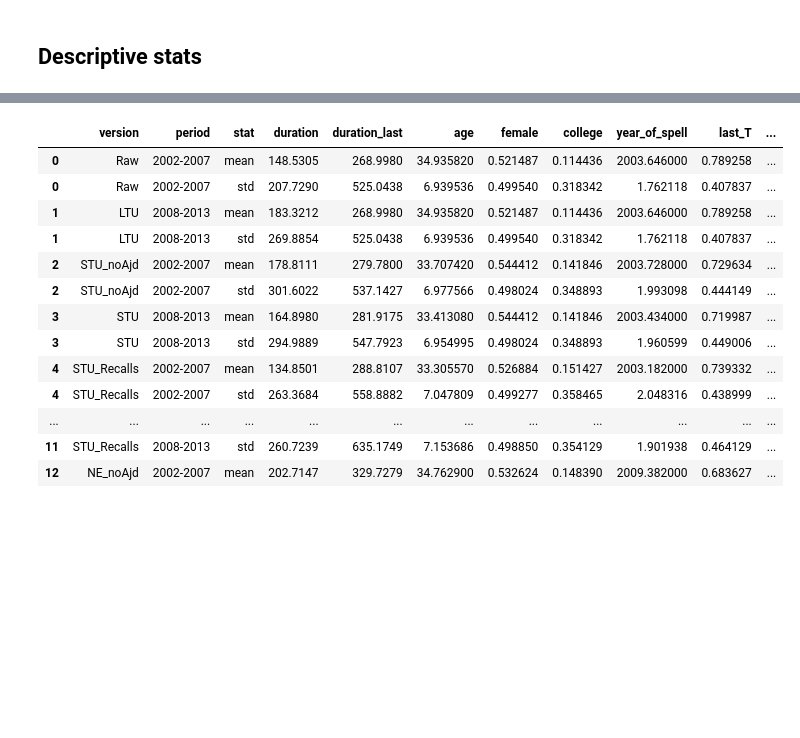
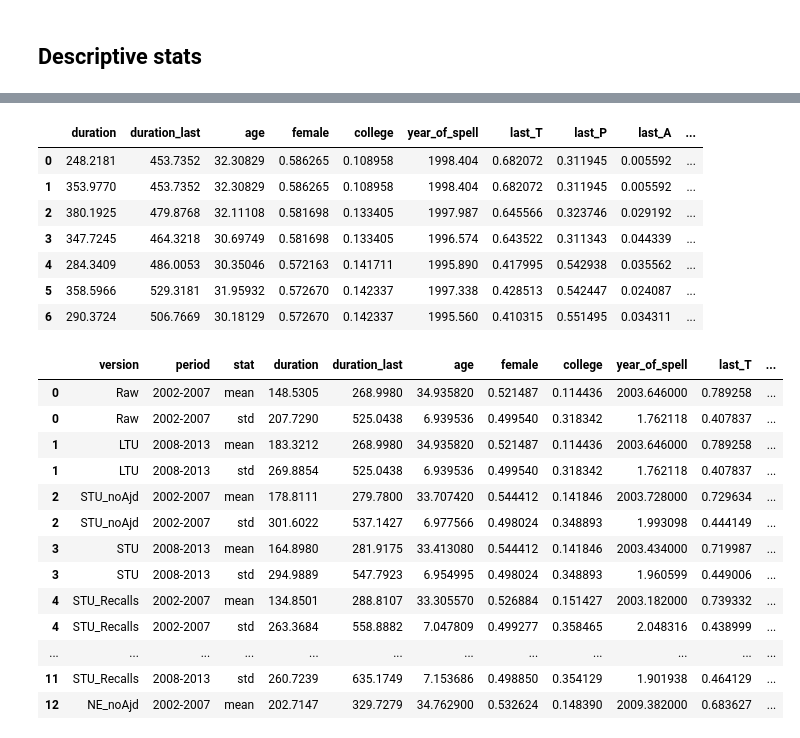
Before and after one commit to crisla/UVD_ABS_code, a Jupyter notebook: tables_and_plots.ipynb, the cells around one changed output, grey strips where cells are left out. Saved outputs shown, nothing was run; the diff lists cells and outputs as text; code cells hidden in the pictures; blank space fills up the shorter version.

```diff
--- a/tables_and_plots.ipynb
+++ b/tables_and_plots.ipynb
@@ -98,11 +98,13 @@ table_raw = np.empty(23)
 names = []
 sigmas = []
 column_names = []
+noobs = []
 results_follow = 0
 first_row = 1
 f = open('results/all_results.log','r')
 for line in f:
     words = line.split()
+#     print(words)
     if len(words)>1 and words[1]=="******":
         column_names.append("".join(words[2:-1]))
         results_follow=1
@@ -113,6 +115,7 @@ for line in f:
         if words[0]=='lpsig_b':
             results_follow=0
             table_raw = np.vstack((table_raw,np.array(sigmas)))
+            noobs.append(int(words[2].replace(',',"")))
             sigmas = []
             first_row = 0
 #             print(column_names[-1])
@@ -125,5 +128,6 @@ names_latex = format_names(names)
 names_latex = names
 AllTab = pd.DataFrame(table_raw[1:,:].T, index=names_latex, columns=column_names)
 short_tab = format_very_short(AllTab)
+short_tab['N'] = np.array(noobs)
 # AllTab.round(3).to_csv('results/all_results.csv')
 short_tab.round(3).to_stata('results/all_results.dta')
@@ -343,3 +411,67 @@ final_table
+# %%
+table_raw = np.zeros((5,11,7))
+var_names = []
+row_n = 0
+table_n = 0
+column_names = []
+results_follow = 0
+names_done = 0
+f = open('results/descriptive_stats_part2_noA.log','r')
+for line in f:
+    words = line.split()
+    if len(words)>1 and words[0] == "Variable":
+        results_follow=1
+        if names_done == 0:
+            stats_names = words[2:]
+    elif len(words)>1 and results_follow==1:
+        if words[0]!='before92':
+            if names_done ==0:
+                column_names.append(words[0])
+            idx = 0
+            for w in words[2:]:
+                w = w.replace(",","")
+                table_raw[idx,row_n,table_n] = np.array(w)
+                idx+=1
+            row_n += 1
+
+        elif words[0]=='before92':
+            if names_done ==0:
+                column_names.append(words[0])
+                names_done = 1
+            idx=0
+            for w in words[2:]:
+                w = w.replace(",","")
+                table_raw[idx,row_n,table_n] = np.array(w)
+                idx+=1
+            results_follow=0
+            table_n +=1
+            row_n = 0
+f.close()
+
+column_names_format =  ['duration','duration_last','age','female','college',
+              'year_of_spell','last_T','last_P','last_A','before_84','before_92']
+table_names_format = ['Raw', 'LTU', 'STU_noAjd', 'STU','STU_Recalls', 'NE_noAjd', 'NE']
+
+means_table = pd.DataFrame(table_raw[1,:,:].T, columns=column_names_format) #, index=names_latex
+means_table['version'] = table_names_format
+# means_table.round(3).to_stata('results/descriptive_stats_means.dta')
+stds_table = pd.DataFrame(table_raw[2,:,:].T, columns=column_names_format) #, index=names_latex
+stds_table['version'] = table_names_format
+
+final_table = pd.concat([means_table, stds_table]).sort_index(kind='merge')
+final_table['stat'] = ['mean','std']*7
+final_table = final_table[list(final_table.columns[-2:])+list(final_table.columns[:-2])]
+# final_table.to_stata('results/descriptive_stats.dta')
+means_table
+# %% [output]
+|  | duration | duration_last | age | female | college | year_of_spell | last_T | last_P | last_A | ... |
+| 0 | 248.2181 | 453.7352 | 32.30829 | 0.586265 | 0.108958 | 1998.404 | 0.682072 | 0.311945 | 0.005592 | ... |
+| 1 | 353.9770 | 453.7352 | 32.30829 | 0.586265 | 0.108958 | 1998.404 | 0.682072 | 0.311945 | 0.005592 | ... |
+| 2 | 380.1925 | 479.8768 | 32.11108 | 0.581698 | 0.133405 | 1997.987 | 0.645566 | 0.323746 | 0.029192 | ... |
+| 3 | 347.7245 | 464.3218 | 30.69749 | 0.581698 | 0.133405 | 1996.574 | 0.643522 | 0.311343 | 0.044339 | ... |
+| 4 | 284.3409 | 486.0053 | 30.35046 | 0.572163 | 0.141711 | 1995.890 | 0.417995 | 0.542938 | 0.035562 | ... |
+| 5 | 358.5966 | 529.3181 | 31.95932 | 0.572670 | 0.142337 | 1997.338 | 0.428513 | 0.542447 | 0.024087 | ... |
+| 6 | 290.3724 | 506.7669 | 30.18129 | 0.572670 | 0.142337 | 1995.560 | 0.410315 | 0.551495 | 0.034311 | ... |
 # %%
 table_raw = np.zeros((5,11,14))
 var_names = []
```
Also changed, not shown: parts of 5 cells of this notebook, 7 other files.
